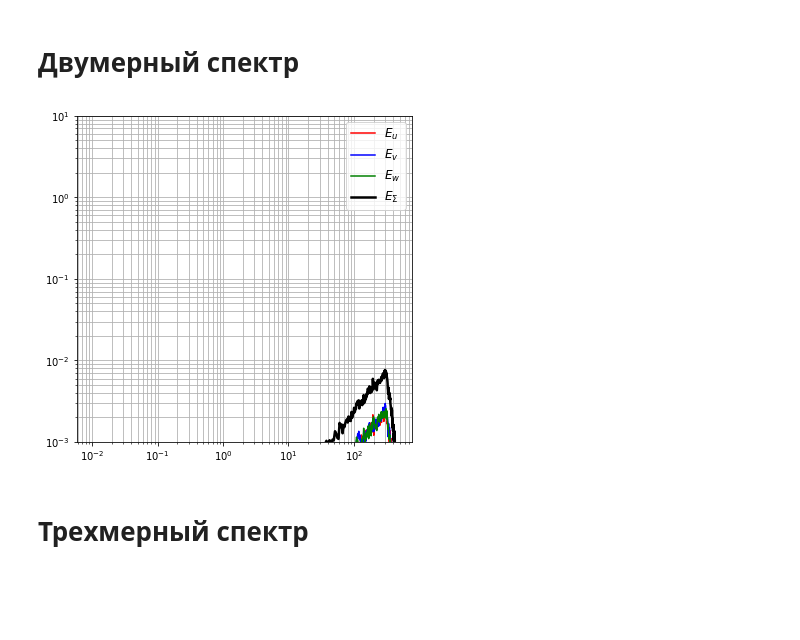
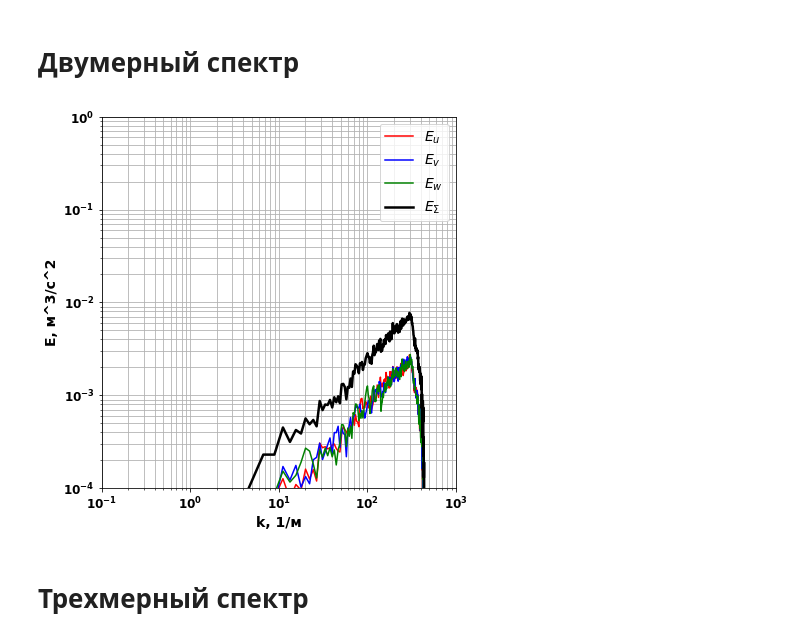
Before and after one commit to las-palmas1/synt_turb_test, a Jupyter notebook: Lund.ipynb, the cells around one changed output. Drawn from its saved outputs; the diff is of its cells as text; code cells hidden in the pictures; blank space fills up the shorter version.

```diff
--- a/Lund.ipynb
+++ b/Lund.ipynb
@@ -77,8 +95,14 @@ analyzer.plot_two_point_time_correlation(
 # %% [markdown]
 # Двумерный спектр
-# %%
-analyzer.plot_spectrum_2d(num_pnt=200, figsize=(6, 6))
-# %% [output]
-[figure, removed]
+# %%
+analyzer.plot_spectrum_2d(
+    num_pnt=200, figsize=config.figsize_spectrum,
+    ylim=config.ylim_spectrum, xlim=config.xlim_spectrum,
+    label_fsize=config.label_fsize, legend_fsize=config.legend_fsize, ticks_fsize=config.ticks_fsize,
+    axes=config.axes_spectrum,
+    fname=os.path.join(config.pic_dir, prefix + 'spectrum_2d')
+)
+# %% [output]
+[figure, added]
 # %% [markdown]
 # Трехмерный спектр
```
Also changed, not shown: parts of 9 cells of this notebook, 55 other files.
